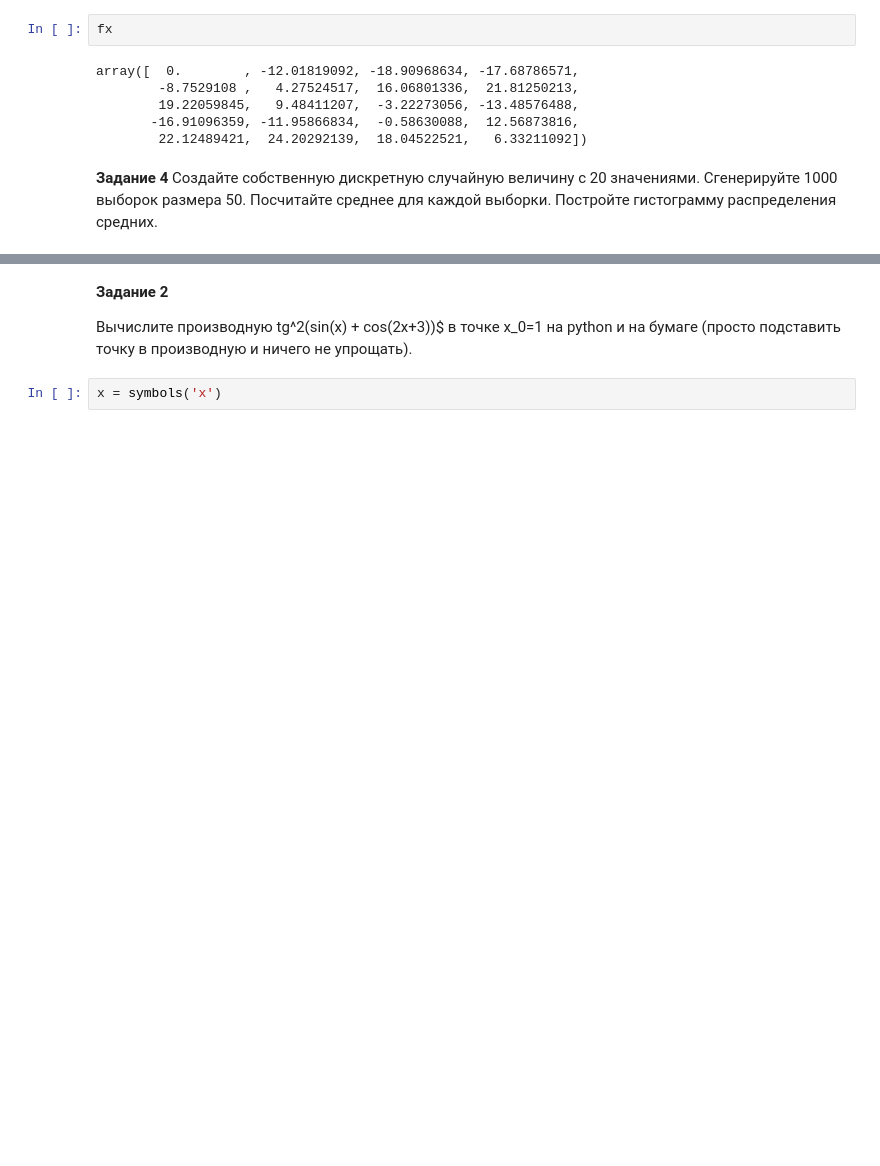
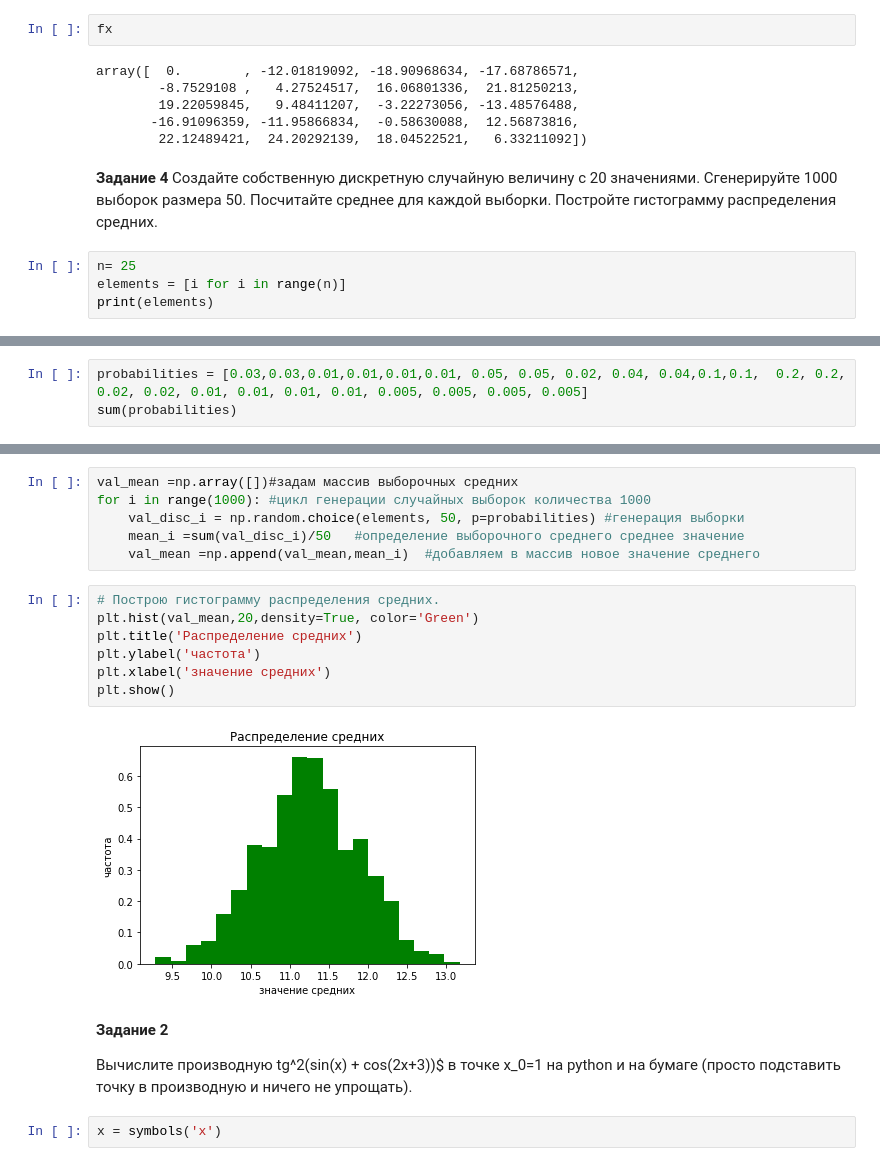
Before and after one commit to Lar788isa/alg_HW, a Jupyter notebook: FinalTest.ipynb, the cells around one changed output, grey strips where cells are left out. Drawn from its saved outputs; the diff is of its cells as text; blank space fills up the shorter version.

```diff
--- a/FinalTest.ipynb
+++ b/FinalTest.ipynb
@@ -89,3 +90,7 @@ array([  0.        , -12.01819092, -18.90968634, -17.68786571,
 **Задание 4**
 Создайте собственную дискретную случайную величину с 20 значениями. Сгенерируйте 1000 выборок размера 50.
 Посчитайте среднее для каждой выборки. Постройте гистограмму распределения средних.
+# %%
+n= 25
+elements = [i for i in range(n)]
+print(elements)
@@ -91,0 +99,3 @@ array([  0.        , -12.01819092, -18.90968634, -17.68786571,
+# %%
+probabilities = [0.03,0.03,0.01,0.01,0.01,0.01, 0.05, 0.05, 0.02, 0.04, 0.04,0.1,0.1,  0.2, 0.2, 0.02, 0.02, 0.01, 0.01, 0.01, 0.01, 0.005, 0.005, 0.005, 0.005]
+sum(probabilities)
@@ -92,3 +111,18 @@ array([  0.        , -12.01819092, -18.90968634, -17.68786571,
+# %%
+val_mean =np.array([])#задам массив выборочных средних
+for i in range(1000): #цикл генерации случайных выборок количества 1000
+    val_disc_i = np.random.choice(elements, 50, p=probabilities) #генерация выборки
+    mean_i =sum(val_disc_i)/50   #определение выборочного среднего среднее значение
+    val_mean =np.append(val_mean,mean_i)  #добавляем в массив новое значение среднего
+# %%
+# Построю гистограмму распределения средних.
+plt.hist(val_mean,20,density=True, color='Green')
+plt.title('Распределение средних')
+plt.ylabel('частота')
+plt.xlabel('значение средних')
+plt.show()
+# %% [output]
+[figure, added]
 # %% [markdown]
 **Задание 2**
 
```
Also changed, not shown: parts of 4 cells of this notebook, 2 other files.
